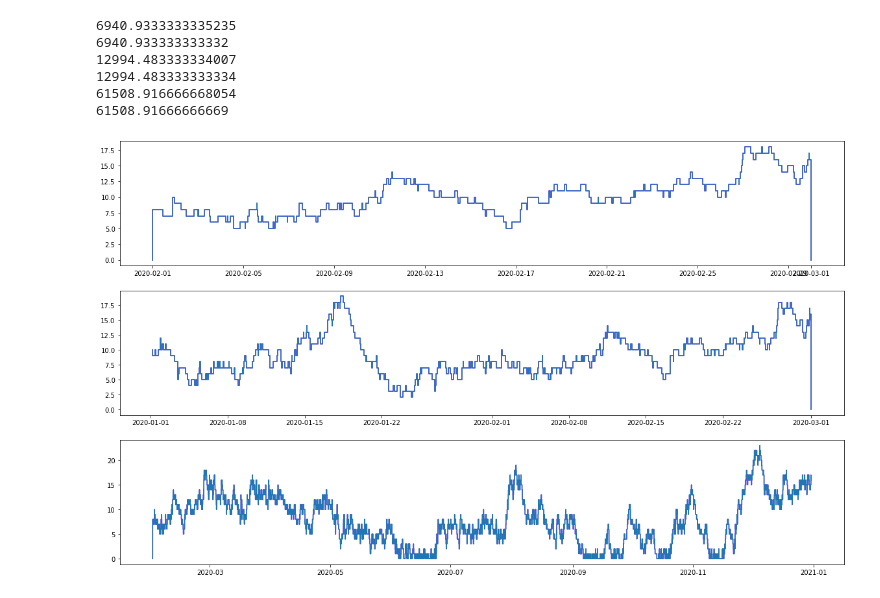
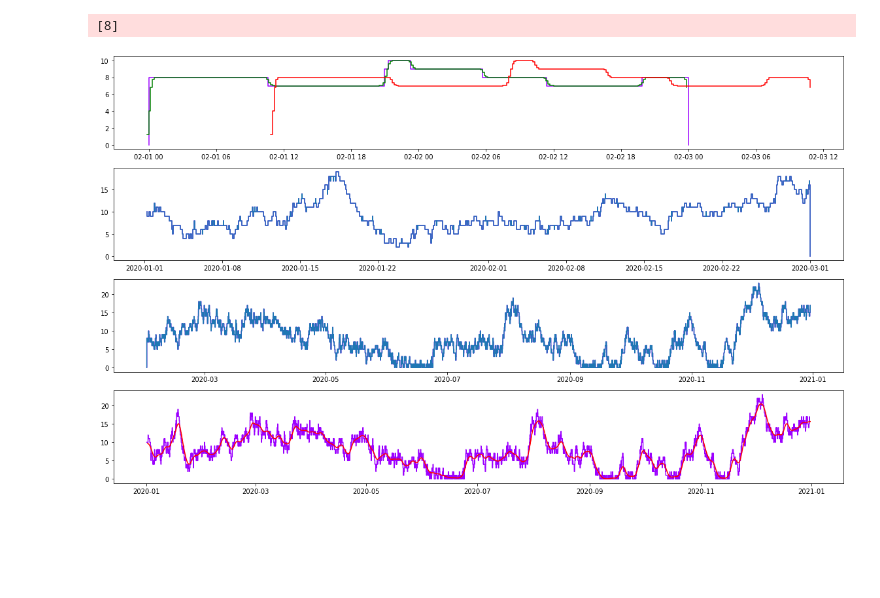
Before and after one commit to probability/topicmodelunderstanding, a Jupyter notebook: Notebooks/HotStepper.ipynb, the cells around one changed output. Cells and saved outputs as stored; diff of their text form; code cells hidden in the pictures; blank space fills up the shorter version.

```diff
--- a/Notebooks/HotStepper.ipynb
+++ b/Notebooks/HotStepper.ipynb
@@ -13,35 +14,43 @@ queue = sc.Stairs(use_dates=True).layer(df.enter, df.leave)
 # %%
 #tbase = Basis(Basis.tanh,52416)
 
-p = np.arange(pd.Timestamp(2020,1,1), pd.Timestamp(2020,1,15), pd.Timedelta(minutes=1)).astype(pd.Timestamp)
+p = np.arange(pd.Timestamp(2020,1,31), pd.Timestamp(2020,2,4), pd.Timedelta(minutes=1)).astype(pd.Timestamp)
 px = [x.timestamp() for x in p]
-fig,ax = plt.subplots(nrows=3,figsize=(20,12))
+fig,ax = plt.subplots(nrows=4,figsize=(20,12))
 
-vsteps.clip(lbound=pd.Timestamp(2020,2,1),ubound=pd.Timestamp(2020,3,1)).plot(ax=ax[0])
-queue.clip(lower=pd.Timestamp(2020,2,1),upper=pd.Timestamp(2020,3,1)).plot(ax[0])
+#vsteps.clip(lbound=pd.Timestamp(2020,2,1),ubound=pd.Timestamp(2020,2,3)).plot(ax=ax[0])
+v_ul_clip = vsteps.clip(lbound=pd.Timestamp(2020,2,1),ubound=pd.Timestamp(2020,2,3))
+v_ul_clip.plot(ax=ax[0])
+(v_ul_clip<<timedelta(minutes=660)).smooth_plot(ax=ax[0],color='g')
+(v_ul_clip).smooth_plot(ax=ax[0],color='r')
+first_step = (v_ul_clip.steps())[0]
+#first_step_full = (vsteps.steps())[0]
+#(v_ul_clip.steps())[0].plot(ax=ax[0],color='blue')
+#ax[0].step(p,first_step(p),color='blue')
+#ax[0].step(p,(v_ul_clip<<timedelta(minutes=660))(p),color='g')
+
+#queue.clip(lower=pd.Timestamp(2020,2,1),upper=pd.Timestamp(2020,3,1)).plot(ax[0])
 
 vsteps.clip(ubound=pd.Timestamp(2020,3,1)).plot(ax=ax[1])
 queue.clip(upper=pd.Timestamp(2020,3,1)).plot(ax[1])
 
 vsteps.clip(lbound=pd.Timestamp(2020,2,1)).plot(ax=ax[2])
 queue.clip(lower=pd.Timestamp(2020,2,1)).plot(ax[2])
 
+vsteps.plot(ax=ax[3])
+vsteps.smooth_plot(ax=ax[3],color='r')
 
+print((v_ul_clip<<timedelta(minutes=660))(datetime(2020,2,1,6,0)))
 #ax[2].step(np.arange(len(vsteps[pd.Timestamp(2020,1,1):pd.Timestamp(2020,1,2):pd.Timedelta(minutes=10)])),vsteps[pd.Timestamp(2020,1,1):pd.Timestamp(2020,1,2):pd.Timedelta(minutes=10)])
 
-print(queue.clip(lower=pd.Timestamp(2020,2,1),upper=pd.Timestamp(2020,3,1)).integrate())
-print((vsteps.clip(lbound=pd.Timestamp(2020,2,1),ubound=pd.Timestamp(2020,3,1))).integrate())
+# print(queue.clip(lower=pd.Timestamp(2020,2,1),upper=pd.Timestamp(2020,3,1)).mean())
+# print((vsteps.clip(lbound=pd.Timestamp(2020,2,1),ubound=pd.Timestamp(2020,3,1))).mean())
 
-print(queue.clip(upper=pd.Timestamp(2020,3,1)).integrate())
-print((vsteps.clip(ubound=pd.Timestamp(2020,3,1))).integrate())
+# print(queue.clip(upper=pd.Timestamp(2020,3,1)).mean())
+# print((vsteps.clip(ubound=pd.Timestamp(2020,3,1))).mean())
 
-print(queue.clip(lower=pd.Timestamp(2020,2,1)).integrate())
-print(vsteps.clip(lbound=pd.Timestamp(2020,2,1)).integrate())
+# print(queue.clip(lower=pd.Timestamp(2020,2,1)).mean())
+# print(vsteps.clip(lbound=pd.Timestamp(2020,2,1)).mean())
 # %% [output]
-6940.9333333335235
-6940.933333333332
-12994.483333334007
-12994.483333333334
-61508.916666668054
-61508.91666666669
+[8]
-[figure, old version]
+[figure, new version]
```
Also changed, not shown: parts of 11 cells of this notebook, 5 other files.
